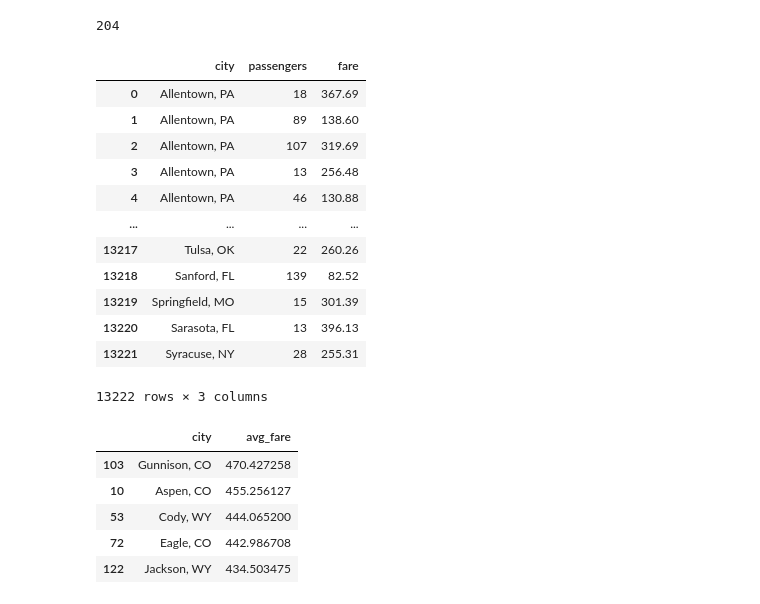
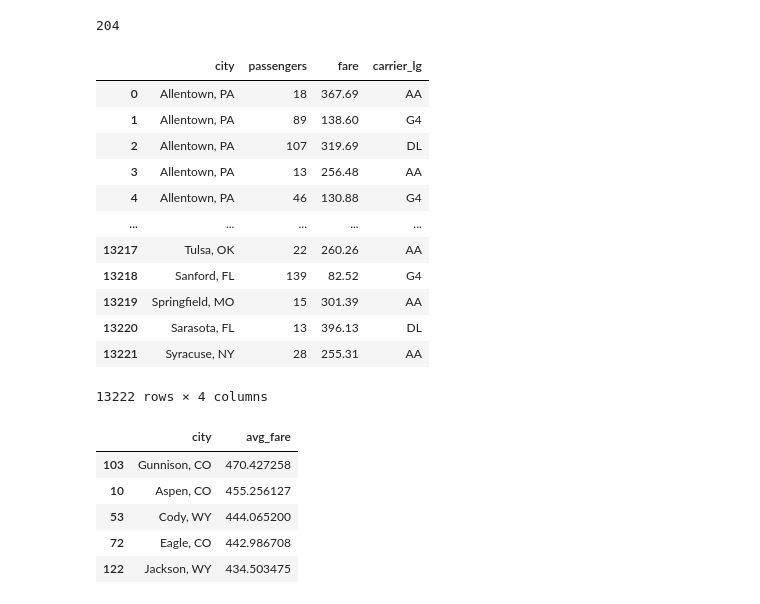
Before and after one commit to olublin/PDEW_Predict, a Jupyter notebook: PDEW_eda.ipynb, the cells around one changed output. Saved outputs shown, nothing was run; the diff lists cells and outputs as text; code cells hidden in the pictures.

```diff
--- a/PDEW_eda.ipynb
+++ b/PDEW_eda.ipynb
@@ -168,26 +195,26 @@ np.isin(all_pdew['city1'].unique(),all_pdew['city2'].unique()).sum()
 # %%
 #thus, some cities are present in both columns, so we need to filter for both.
 #to do this, we need to produce a dataframe that includes all individual cities in one column. This will contain twice as many rows.
 
-df1 = all_pdew[['city1','passengers','fare']].rename(columns={'city1':'city'})
-df2 = all_pdew[['city2','passengers','fare']].rename(columns={'city2':'city'})
+df1 = all_pdew[['city1','passengers','fare','carrier_lg']].rename(columns={'city1':'city'})
+df2 = all_pdew[['city2','passengers','fare','carrier_lg']].rename(columns={'city2':'city'})
 
 df_merged = pd.concat([df1,df2],ignore_index=True)
 df_merged
 # %% [output]
-|  | city | passengers | fare |
-| 0 | Allentown, PA | 18 | 367.69 |
-| 1 | Allentown, PA | 89 | 138.60 |
-| 2 | Allentown, PA | 107 | 319.69 |
-| 3 | Allentown, PA | 13 | 256.48 |
-| 4 | Allentown, PA | 46 | 130.88 |
-| ... | ... | ... | ... |
-| 13217 | Tulsa, OK | 22 | 260.26 |
-| 13218 | Sanford, FL | 139 | 82.52 |
-| 13219 | Springfield, MO | 15 | 301.39 |
-| 13220 | Sarasota, FL | 13 | 396.13 |
-| 13221 | Syracuse, NY | 28 | 255.31 |
+|  | city | passengers | fare | carrier_lg |
+| 0 | Allentown, PA | 18 | 367.69 | AA |
+| 1 | Allentown, PA | 89 | 138.60 | G4 |
+| 2 | Allentown, PA | 107 | 319.69 | DL |
+| 3 | Allentown, PA | 13 | 256.48 | AA |
+| 4 | Allentown, PA | 46 | 130.88 | G4 |
+| ... | ... | ... | ... | ... |
+| 13217 | Tulsa, OK | 22 | 260.26 | AA |
+| 13218 | Sanford, FL | 139 | 82.52 | G4 |
+| 13219 | Springfield, MO | 15 | 301.39 | AA |
+| 13220 | Sarasota, FL | 13 | 396.13 | DL |
+| 13221 | Syracuse, NY | 28 | 255.31 | AA |
-13222 rows × 3 columns
+13222 rows × 4 columns
 # %%
 #now we can weight by the individual cities the same way as before
 avg_fare_by_city = pd.DataFrame(df_merged.groupby('city',as_index=False).apply(
```
Also changed, not shown: parts of 6 cells of this notebook.
